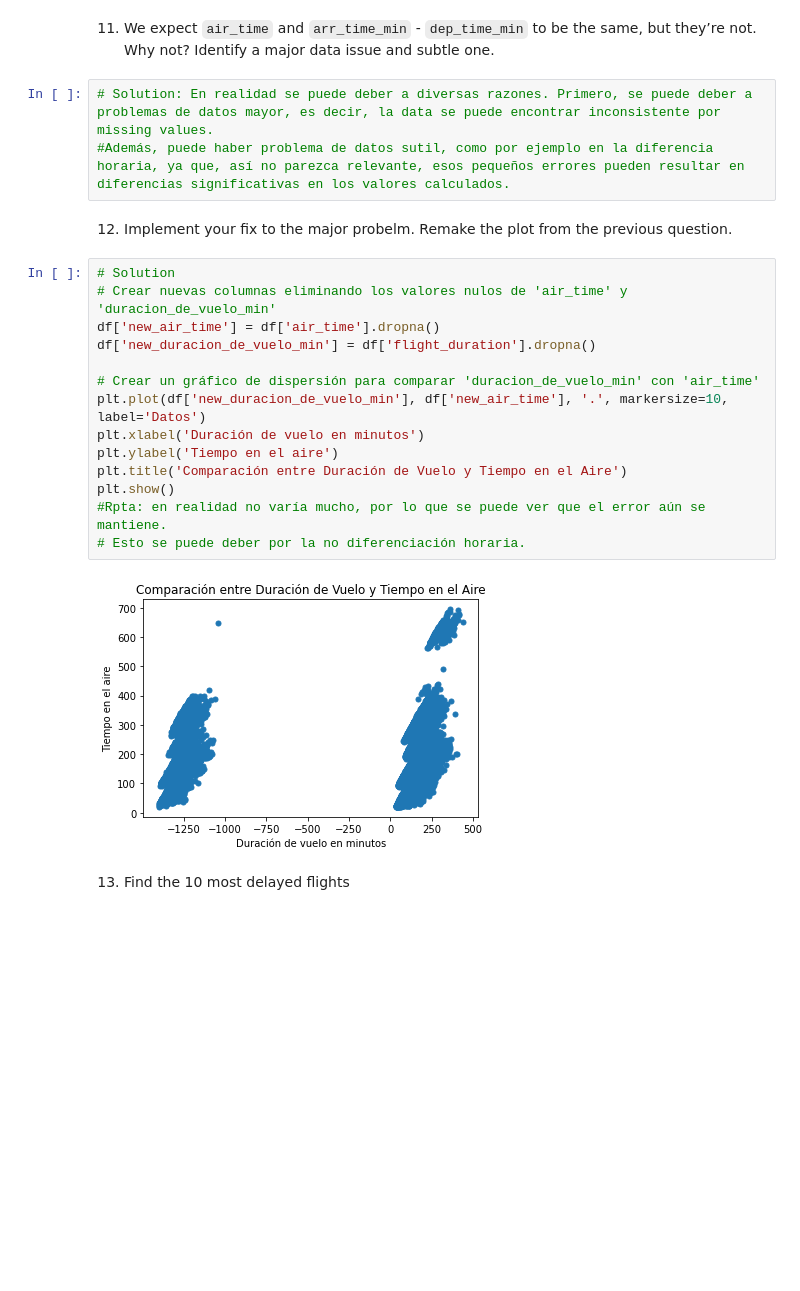
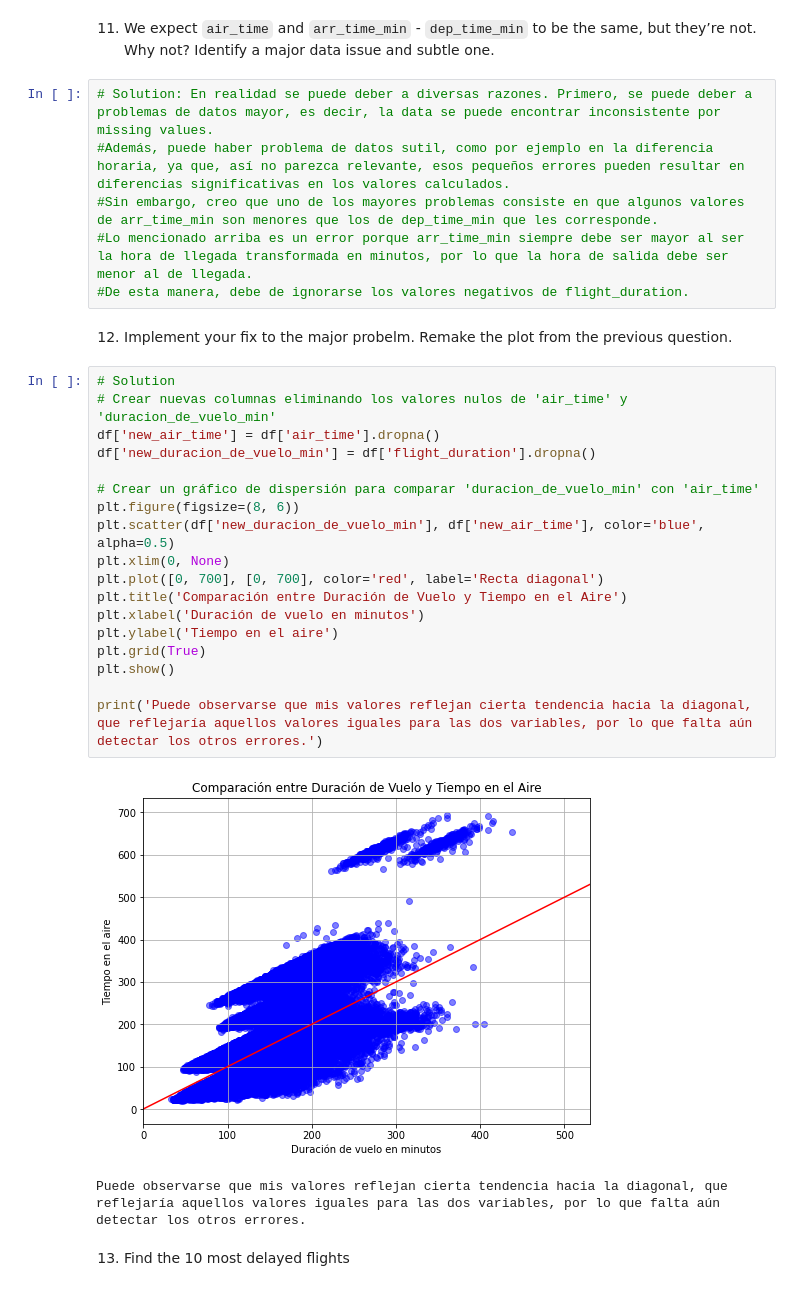
Before and after one commit to qlab-intro-python/tarea-2-team_canales_torres, a Jupyter notebook: tarea_2.ipynb, the cells around one changed output. Cells and saved outputs as stored; diff of their text form; blank space fills up the shorter version.

Commit message:
Update tarea_2.ipynb
Logré terminar lo que faltaba del trabajo.

```diff
--- a/tarea_2.ipynb
+++ b/tarea_2.ipynb
@@ -228,24 +264,32 @@ Identify a major data issue and subtle one.
 # %%
 # Solution: En realidad se puede deber a diversas razones. Primero, se puede deber a problemas de datos mayor, es decir, la data se puede encontrar inconsistente por missing values.
 #Además, puede haber problema de datos sutil, como por ejemplo en la diferencia horaria, ya que, así no parezca relevante, esos pequeños errores pueden resultar en diferencias significativas en los valores calculados.
+#Sin embargo, creo que uno de los mayores problemas consiste en que algunos valores de arr_time_min son menores que los de dep_time_min que les corresponde.
+#Lo mencionado arriba es un error porque arr_time_min siempre debe ser mayor al ser la hora de llegada transformada en minutos, por lo que la hora de salida debe ser menor al de llegada.
+#De esta manera, debe de ignorarse los valores negativos de flight_duration.
 # %% [markdown]
 12. Implement your fix to the major probelm. Remake the plot from the previous question.
 # %%
 # Solution
 # Crear nuevas columnas eliminando los valores nulos de 'air_time' y 'duracion_de_vuelo_min'
 df['new_air_time'] = df['air_time'].dropna()
 df['new_duracion_de_vuelo_min'] = df['flight_duration'].dropna()
 
 # Crear un gráfico de dispersión para comparar 'duracion_de_vuelo_min' con 'air_time'
-plt.plot(df['new_duracion_de_vuelo_min'], df['new_air_time'], '.', markersize=10, label='Datos')
+plt.figure(figsize=(8, 6))
+plt.scatter(df['new_duracion_de_vuelo_min'], df['new_air_time'], color='blue', alpha=0.5)
+plt.xlim(0, None)
+plt.plot([0, 700], [0, 700], color='red', label='Recta diagonal')
+plt.title('Comparación entre Duración de Vuelo y Tiempo en el Aire')
 plt.xlabel('Duración de vuelo en minutos')
 plt.ylabel('Tiempo en el aire')
-plt.title('Comparación entre Duración de Vuelo y Tiempo en el Aire')
+plt.grid(True)
 plt.show()
-#Rpta: en realidad no varía mucho, por lo que se puede ver que el error aún se mantiene.
-# Esto se puede deber por la no diferenciación horaria.
+
+print('Puede observarse que mis valores reflejan cierta tendencia hacia la diagonal, que reflejaría aquellos valores iguales para las dos variables, por lo que falta aún detectar los otros errores.')
 # %% [output]
-[figure, old version]
+[figure, new version]
+Puede observarse que mis valores reflejan cierta tendencia hacia la diagonal, que reflejaría aquellos valores iguales para las dos variables, por lo que falta aún detectar los otros errores.
 # %% [markdown]
 13. Find the 10 most delayed flights
 # %%
```
Also changed, not shown: parts of 13 cells of this notebook.
